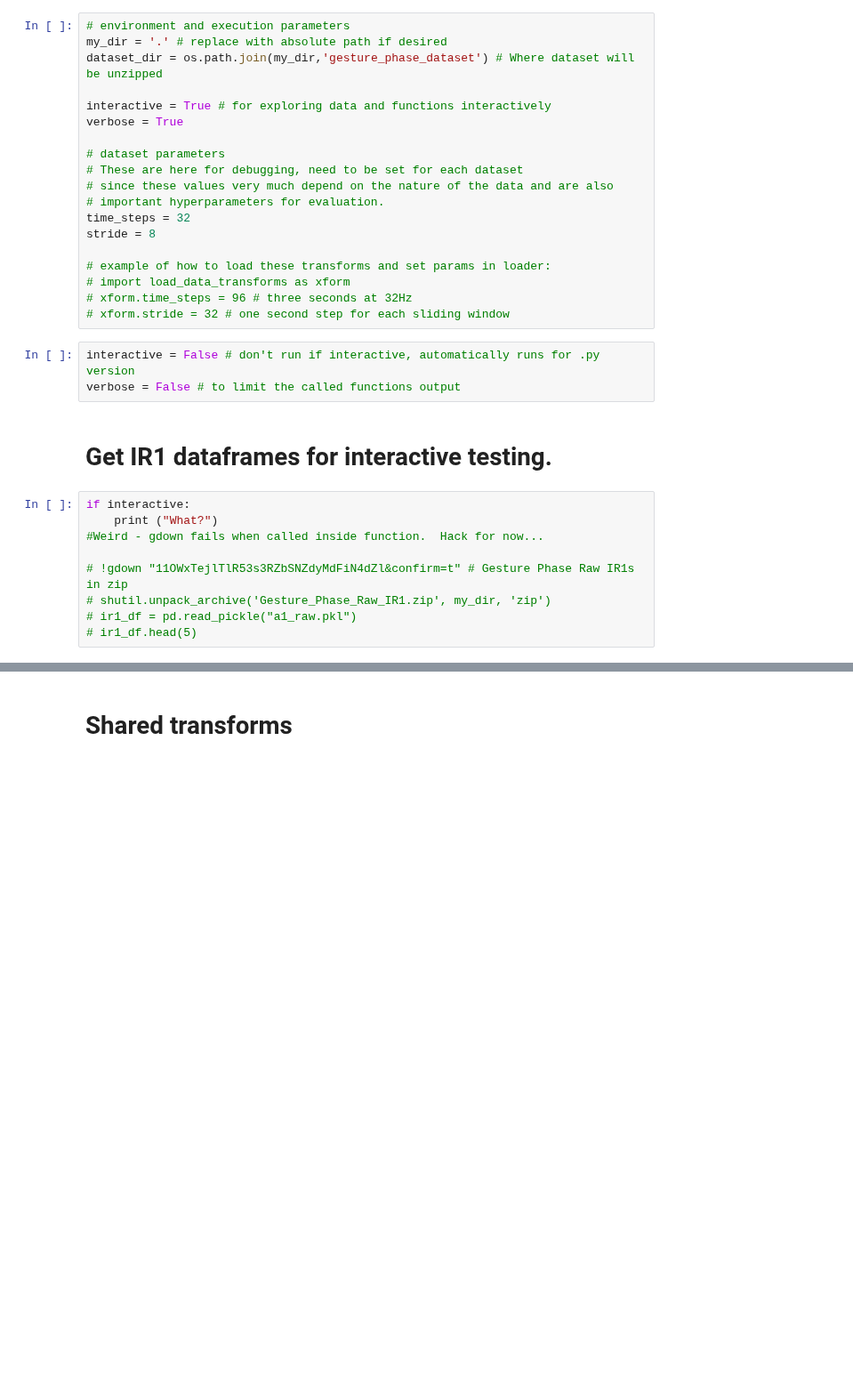
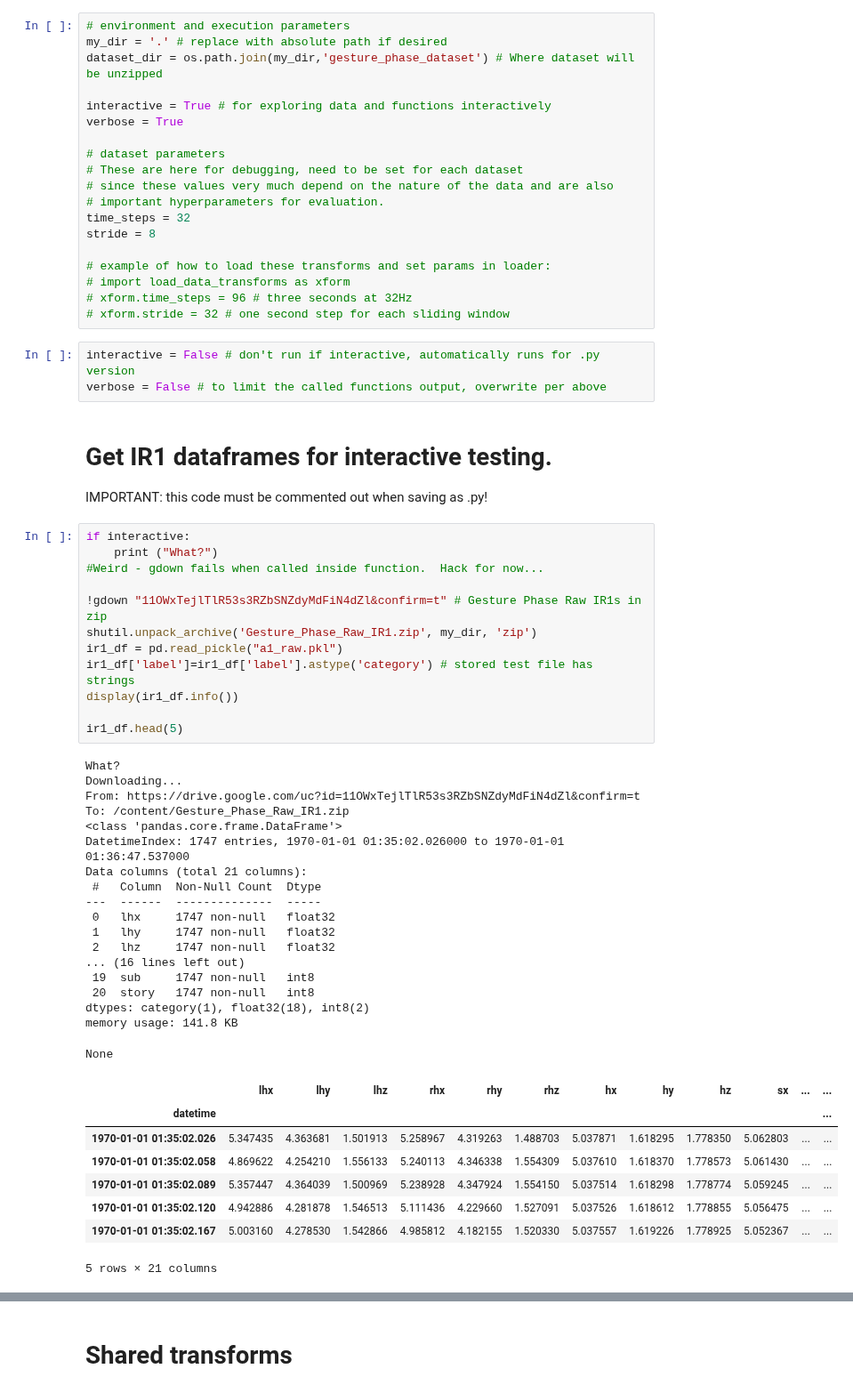
Before and after one commit to imics-lab/load_data_time_series, a Jupyter notebook: load_data_transforms.ipynb, the cells around one changed output, grey strips where cells are left out. Shown at 89% size. Drawn from its saved outputs; the diff is of its cells as text; blank space fills up the shorter version.

```diff
--- a/load_data_transforms.ipynb
+++ b/load_data_transforms.ipynb
@@ -55,15 +56,46 @@ stride = 8
 # xform.stride = 32 # one second step for each sliding window
 # %%
 interactive = False # don't run if interactive, automatically runs for .py version
-verbose = False # to limit the called functions output
+verbose = False # to limit the called functions output, overwrite per above
 # %% [markdown]
 # Get IR1 dataframes for interactive testing.
+IMPORTANT: this code must be commented out when saving as .py!
 # %%
 if interactive:
     print ("What?")
 #Weird - gdown fails when called inside function.  Hack for now...
 
-# !gdown "11OWxTejlTlR53s3RZbSNZdyMdFiN4dZl&confirm=t" # Gesture Phase Raw IR1s in zip
-# shutil.unpack_archive('Gesture_Phase_Raw_IR1.zip', my_dir, 'zip')
-# ir1_df = pd.read_pickle("a1_raw.pkl")
-# ir1_df.head(5)
+!gdown "11OWxTejlTlR53s3RZbSNZdyMdFiN4dZl&confirm=t" # Gesture Phase Raw IR1s in zip
+shutil.unpack_archive('Gesture_Phase_Raw_IR1.zip', my_dir, 'zip')
+ir1_df = pd.read_pickle("a1_raw.pkl")
+ir1_df['label']=ir1_df['label'].astype('category') # stored test file has strings
+display(ir1_df.info())
+
+ir1_df.head(5)
+# %% [output]
+What?
+Downloading...
+From: https://drive.google.com/uc?id=11OWxTejlTlR53s3RZbSNZdyMdFiN4dZl&confirm=t
+To: /content/Gesture_Phase_Raw_IR1.zip
+<class 'pandas.core.frame.DataFrame'>
+DatetimeIndex: 1747 entries, 1970-01-01 01:35:02.026000 to 1970-01-01 01:36:47.537000
+Data columns (total 21 columns):
+ #   Column  Non-Null Count  Dtype
+---  ------  --------------  -----
+ 0   lhx     1747 non-null   float32
+ 1   lhy     1747 non-null   float32
+ 2   lhz     1747 non-null   float32
+... (16 lines left out)
+ 19  sub     1747 non-null   int8
+ 20  story   1747 non-null   int8
+dtypes: category(1), float32(18), int8(2)
+memory usage: 141.8 KB
+None
+|  | lhx | lhy | lhz | rhx | rhy | rhz | hx | hy | hz | sx | ... | ... |
+| datetime |  |  |  |  |  |  |  |  |  |  |  | ... |
+| 1970-01-01 01:35:02.026 | 5.347435 | 4.363681 | 1.501913 | 5.258967 | 4.319263 | 1.488703 | 5.037871 | 1.618295 | 1.778350 | 5.062803 | ... | ... |
+| 1970-01-01 01:35:02.058 | 4.869622 | 4.254210 | 1.556133 | 5.240113 | 4.346338 | 1.554309 | 5.037610 | 1.618370 | 1.778573 | 5.061430 | ... | ... |
+| 1970-01-01 01:35:02.089 | 5.357447 | 4.364039 | 1.500969 | 5.238928 | 4.347924 | 1.554150 | 5.037514 | 1.618298 | 1.778774 | 5.059245 | ... | ... |
+| 1970-01-01 01:35:02.120 | 4.942886 | 4.281878 | 1.546513 | 5.111436 | 4.229660 | 1.527091 | 5.037526 | 1.618612 | 1.778855 | 5.056475 | ... | ... |
+| 1970-01-01 01:35:02.167 | 5.003160 | 4.278530 | 1.542866 | 4.985812 | 4.182155 | 1.520330 | 5.037557 | 1.619226 | 1.778925 | 5.052367 | ... | ... |
+5 rows × 21 columns
```
Also changed, not shown: parts of 9 cells of this notebook.
